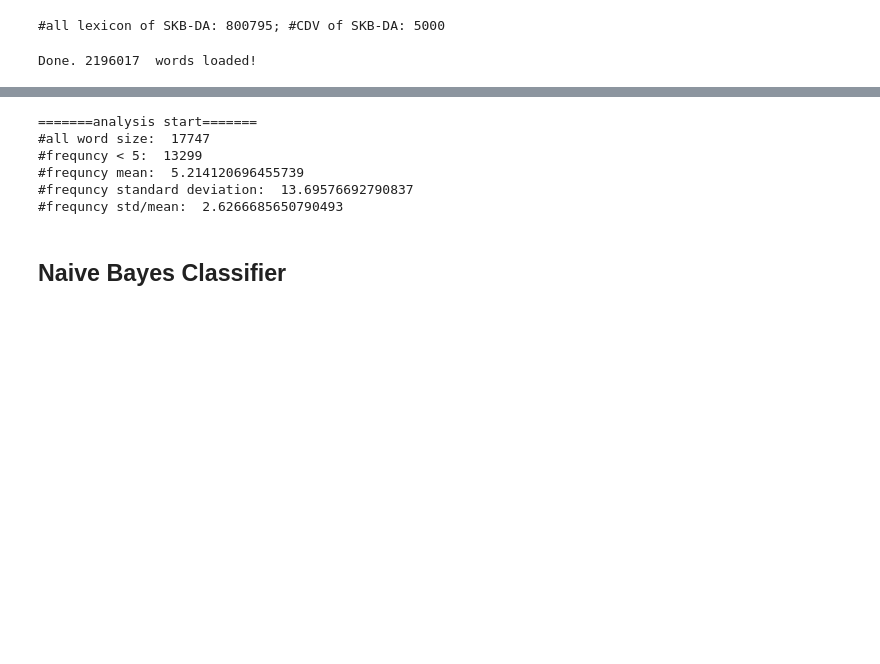
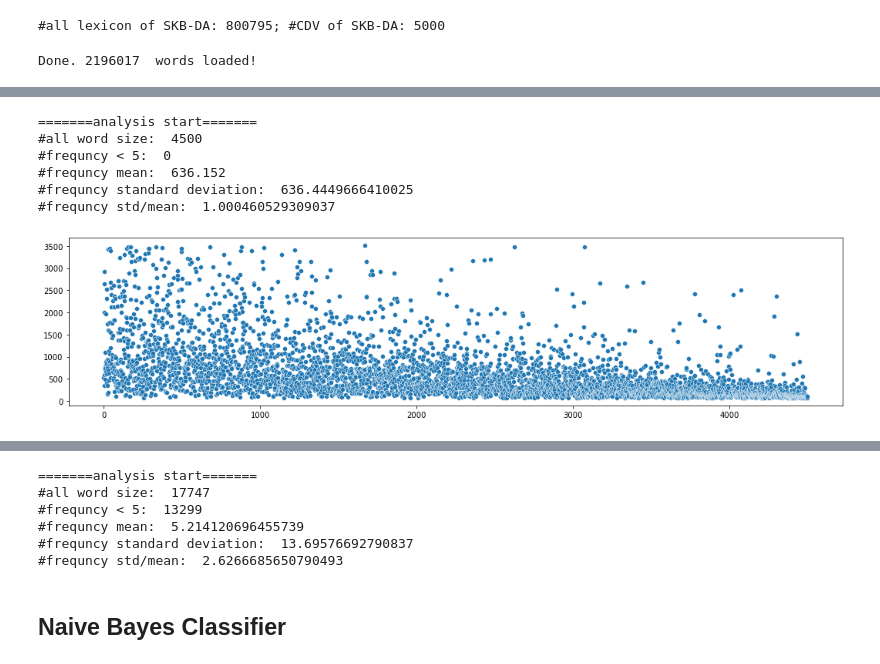
Before and after one commit to SauronLee/SKB-STC, a Jupyter notebook: short-text-classification-SKB/TC-SKB-kk7nc.ipynb, the cells around one changed output, grey strips where cells are left out. Drawn from its saved outputs; the diff is of its cells as text; code cells hidden in the pictures; blank space fills up the shorter version.

```diff
--- a/short-text-classification-SKB/TC-SKB-kk7nc.ipynb
+++ b/short-text-classification-SKB/TC-SKB-kk7nc.ipynb
@@ -364,0 +447,10 @@ skb_da_upper_max = upperMaxSKB(skb_da_pure,glove_840B_300d_common_crawl,4)
+# %%
+sememe_freq, sememe_sorted = evaluationFrequncy(skbToList(skb_da_pure),show_graph=True)
+# %% [output]
+=======analysis start=======
+#all word size:  4500
+#frequncy < 5:  0
+#frequncy mean:  636.152
+#frequncy standard deviation:  636.4449666410025
+#frequncy std/mean:  1.000460529309037
+[figure, added]
```
Also changed, not shown: parts of 15 cells of this notebook, 3 other files.
